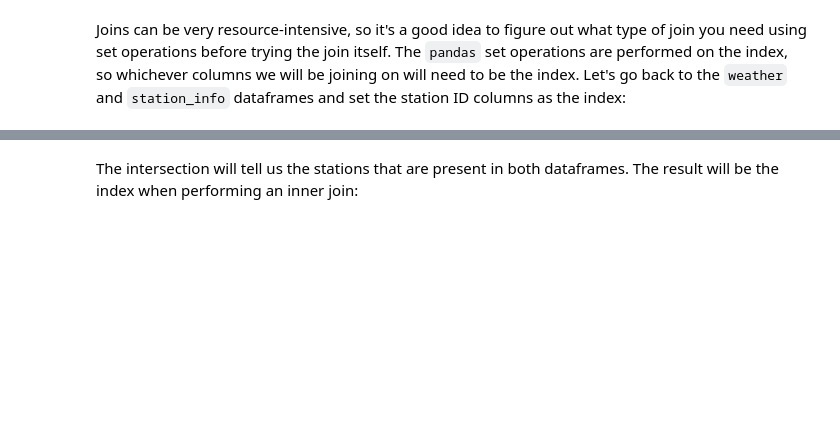
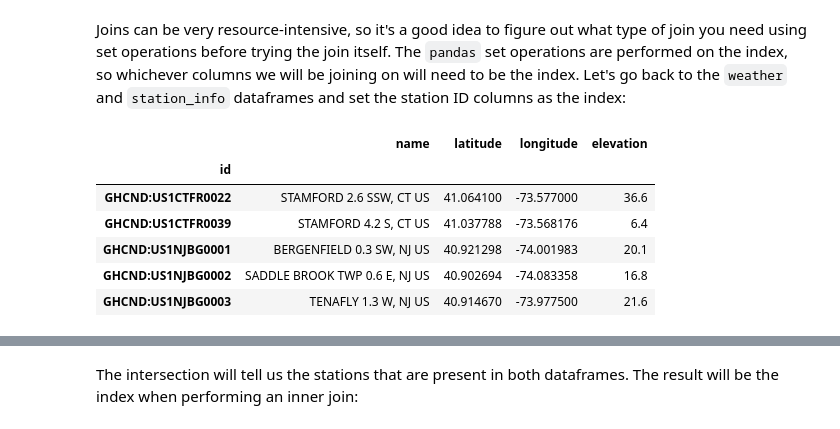
Before and after one commit to aparrarozo/Hands-On-Data-Analysis-with-Pandas-2nd-edition, a Jupyter notebook: ch_04/1-querying_and_merging.ipynb, the cells around one changed output, grey strips where cells are left out. Cells and saved outputs as stored; diff of their text form; code cells hidden in the pictures; blank space fills up the shorter version.

```diff
--- a/ch_04/1-querying_and_merging.ipynb
+++ b/ch_04/1-querying_and_merging.ipynb
@@ -214,3 +360,13 @@ Joins can be very resource-intensive, so it's a good idea to figure out what typ
 # %%
 weather.set_index('station', inplace=True)
 station_info.set_index('id', inplace=True)
+# %%
+station_info.head()
+# %% [output]
+|  | name | latitude | longitude | elevation |
+| id |  |  |  |  |
+| GHCND:US1CTFR0022 | STAMFORD 2.6 SSW, CT US | 41.064100 | -73.577000 | 36.6 |
+| GHCND:US1CTFR0039 | STAMFORD 4.2 S, CT US | 41.037788 | -73.568176 | 6.4 |
+| GHCND:US1NJBG0001 | BERGENFIELD 0.3 SW, NJ US | 40.921298 | -74.001983 | 20.1 |
+| GHCND:US1NJBG0002 | SADDLE BROOK TWP 0.6 E, NJ US | 40.902694 | -74.083358 | 16.8 |
+| GHCND:US1NJBG0003 | TENAFLY 1.3 W, NJ US | 40.914670 | -73.977500 | 21.6 |
```
Also changed, not shown: parts of 32 cells of this notebook, 1 other file.
